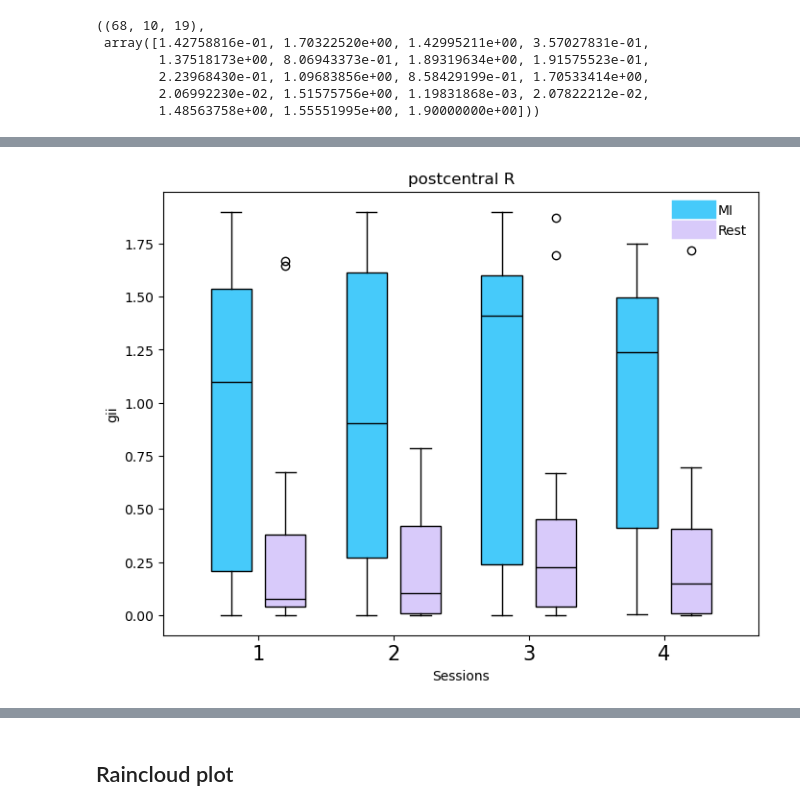
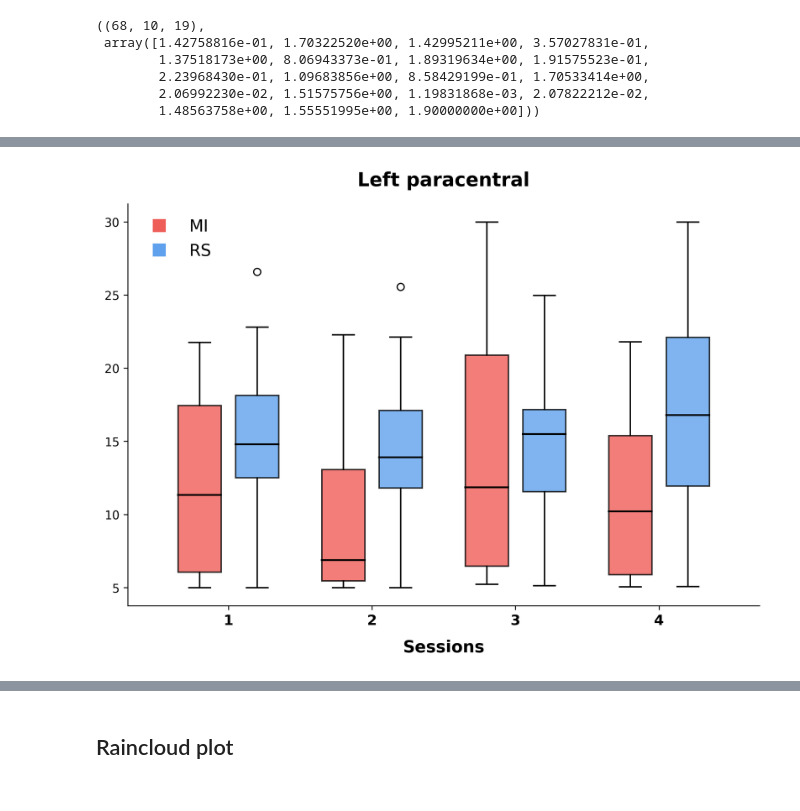
Before and after one commit to ApurbaApd/sgm_bci_modeling, a Jupyter notebook: spectrome/notebooks/session_effect_param_meg.ipynb, the cells around one changed output, grey strips where cells are left out. Saved outputs shown, nothing was run; the diff lists cells and outputs as text; code cells hidden in the pictures.

```diff
--- a/spectrome/notebooks/session_effect_param_meg.ipynb
+++ b/spectrome/notebooks/session_effect_param_meg.ipynb
@@ -22,5 +20,7 @@ import ptitprince as ptit
 # %%
-##all the sessions data of EEG
-data1=loadmat("../../../Database_PWelch_AvgTrials_MI_Baseline_RS1_19Subjects_EEG_Sess1.mat")
+##session-1 data of EEG
+data1=loadmat("../../Database_PWelch_AvgTrials_MI_Baseline_RS1_19Subjects_MEG_Sess1.mat")
 fvec=np.squeeze(data1["Freqs"])[3:30]
+
+df=pd.read_excel('../ListROIs_DK.xlsx')
 # %%
@@ -46,6 +46,3 @@ for num in range(1, 5):
         rest_fname = f'../bci_results_apd/bci_results/meg/sess{num}/rs1_allsubs_f0/rs1_nostim_mse_db_fvec330_{i}.p'
         with open(rest_fname, 'rb') as f:
             x_rest_all[num][:,:,i]=np.array(pkl.load(f))
-# %%
-scores=np.squeeze(loadmat("../../../Performance_Sess4.mat")['Performance_Sess4'])
-df=pd.read_excel('../../../spectrome-bci/spectrome/ListROIs_DK.xlsx')
@@ -267,47 +180,56 @@ for num in gii_idx:
 # %%
-##for gii
-for idx_region in gii_idx:
-    sessions = range(1, 5)
-    mi_values = [x_mi_all[i][idx_region, 1, :] for i in sessions]
-    rest_values = [x_rest_all[i][idx_region, 1, :] for i in sessions]
+## For left paracentral region
+sessions = range(1, 5)
+mi_values = [x_mi_all[i][32, 2, :] for i in sessions]
+rest_values = [x_rest_all[i][32, 2, :] for i in sessions]
 
-    fig, ax = plt.subplots(figsize=(8, 6))
-    colors = ['#46CAFA', '#D8CAFA']
-    positions = []
-    data = []
-    box_colors = []
+fig, ax = plt.subplots(figsize=(8, 6), dpi=300)
 
-    for i, session in enumerate(sessions):
-        positions.append(i-0.2)
-        data.append(mi_values[i])
-        box_colors.append(colors[0])
+colors = ['#EF5D58','#5FA1ED']
+positions = []
+data = []
+box_colors = []
 
-        positions.append(i+0.2)
-        data.append(rest_values[i])
-        box_colors.append(colors[1])
+for i, session in enumerate(sessions):
+    positions.append(i - 0.2)
+    data.append(mi_values[i])
+    box_colors.append(colors[0])
+
+    positions.append(i + 0.2)
+    data.append(rest_values[i])
+    box_colors.append(colors[1])
+
+box = ax.boxplot(
+    data, positions=positions, patch_artist=True, widths=0.3,
+    medianprops={'color': 'black', 'linewidth': 1.5},
+    whiskerprops={'linewidth': 1.2},
+    capprops={'linewidth': 1.2},
+    boxprops={'linewidth': 1.2}
+)
 
 
-    box = ax.boxplot(
-        data, positions=positions, patch_artist=True, widths=0.3, medianprops={'color': 'black', 'linewidth': 1}
-    )
+for patch, color in zip(box['boxes'], box_colors):
+    patch.set_facecolor(color)
+    patch.set_alpha(0.8)
+
+ax.set_title(f"Left {all_regions[32][:-2]}", fontsize=16, fontweight="bold", pad=15)
+ax.set_xlabel("Sessions", fontsize=14, fontweight="bold", labelpad=10)
+# ax.set_ylabel("Metric Value", fontsize=14, fontweight="bold", labelpad=10)
 
 
-    for patch, color in zip(box['boxes'], box_colors):
-        patch.set_facecolor(color)
+ax.set_xticks(range(len(sessions)))
+ax.set_xticklabels([str(s) for s in sessions], fontsize=12, fontweight="bold")
 
-    ax.set_title(f"{all_regions[idx_region]}")
-    ax.set_xlabel("Sessions")
-    ax.set_ylabel("gii")
-    ax.set_xticks(range(len(sessions)))
-    ax.set_xticklabels([str(s) for s in sessions], fontsize=15)
-    ax.grid(False)
+ax.grid(False)
+ax.spines['top'].set_visible(False)
+ax.spines['right'].set_visible(False)
 
-    legend_patches = [
-        plt.Line2D([0], [0], color=colors[0], lw=14, label="MI"),
-        plt.Line2D([0], [0], color=colors[1], lw=14, label="Rest")
-    ]
-    ax.legend(handles=legend_patches, frameon=False)
-
-    plt.show()
+legend_patches = [
+    plt.Line2D([0], [0], marker='s', color='w', markersize=12, markerfacecolor=colors[0], label="MI"),
+    plt.Line2D([0], [0], marker='s', color='w', markersize=12, markerfacecolor=colors[1], label="RS")
+]
+ax.legend(handles=legend_patches, frameon=False, loc="upper left", fontsize=14)
+plt.tight_layout()
+plt.show()
 # %% [output]
-[figure, old version]
+[figure, new version]
```
Also changed, not shown: parts of 45 cells of this notebook, 18 other files.
